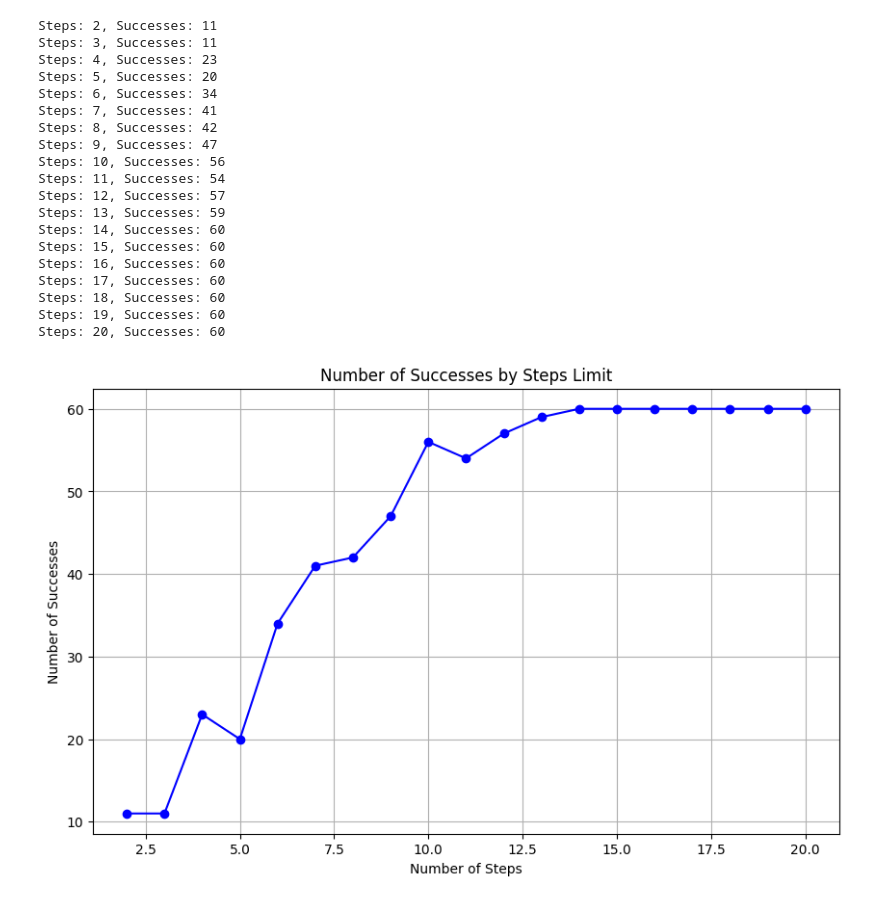
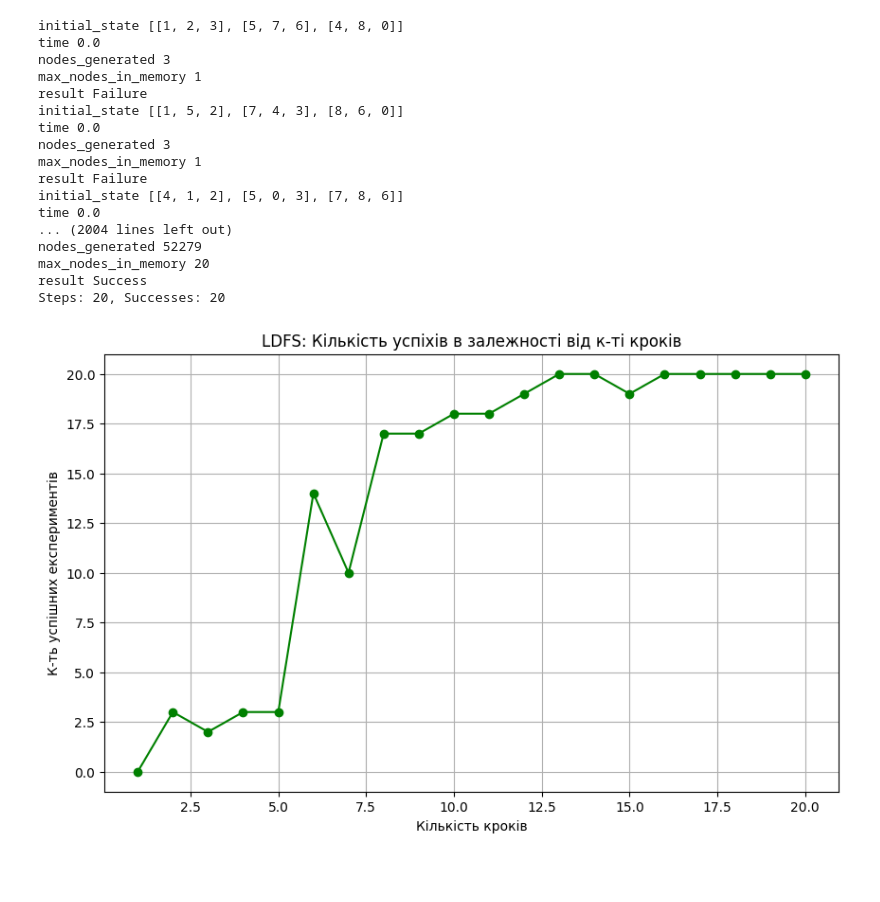
Before and after one commit to proxrustes/KPI-AI, a Jupyter notebook: Lab-2.ipynb, the cells around one changed output. Drawn from its saved outputs; the diff is of its cells as text; code cells hidden in the pictures; blank space fills up the shorter version.

Commit message:
+ random seed

```diff
--- a/Lab-2.ipynb
+++ b/Lab-2.ipynb
@@ -37,7 +37,7 @@ def generate_neighbors(state):
 # %%
 import random
 import time
-
+random.seed(13)
 # Алгоритм LDFS
 def LDFS(state, goal, depth, limit, nodes_generated, max_nodes_in_memory, path=[]):
     nodes_generated[0] += 1
@@ -50,7 +50,7 @@ def LDFS(state, goal, depth, limit, nodes_generated, max_nodes_in_memory, path=[
         return None
 
     for neighbor in generate_neighbors(state):
-        if neighbor not in path:  # Avoid cycles
+        if neighbor not in path:
             result = LDFS(neighbor, goal, depth + 1, limit, nodes_generated, max_nodes_in_memory, path + [state])
             if result is not None:
                 return result
@@ -71,7 +71,11 @@ def run_experiment(initial_state, goal_state, limit):
     max_nodes_in_memory = [0]
     result = LDFS(initial_state, goal_state, 0, limit, nodes_generated, max_nodes_in_memory)
     end_time = time.time()
-
+    print("initial_state", initial_state)
+    print("time", end_time - start_time)
+    print("nodes_generated", nodes_generated[0])
+    print("max_nodes_in_memory", max_nodes_in_memory[0])
+    print("result", "Success" if result else "Failure")
     return {
         "initial_state": initial_state,
         "time": end_time - start_time,
@@ -83,57 +87,55 @@ def run_experiment(initial_state, goal_state, limit):
 # Виконання серії експериментів
 import matplotlib.pyplot as plt
 
-# запуск всякого
+# запуск
 goal_state = [
     [1, 2, 3],
     [4, 5, 6],
     [7, 8, 0]
 ]
 
 def run_experiments(goal_state, num_experiments):
-    steps_range = range(2, 21, 1)  # Від 2 до 20 з кроком 2
+    steps_range = range(1, 21, 1)  # Від 2 до 20 з кроком 2
     successes_by_steps = []
 
     for steps_limit in steps_range:
         successes = 0
         for experiment in range(num_experiments):
             initial_state = shuffle_state(goal_state, moves=20)
             experiment_result = run_experiment(initial_state, goal_state, steps_limit)
 
             if experiment_result['result'] == 'Success':
                 successes += 1
 
         successes_by_steps.append(successes)
         print(f"Steps: {steps_limit}, Successes: {successes}")
 
     # Візуалізація результатів
     plt.figure(figsize=(10, 6))
-    plt.plot(steps_range, successes_by_steps, marker='o', linestyle='-', color='blue')
-    plt.xlabel('Number of Steps')
-    plt.ylabel('Number of Successes')
-    plt.title('Number of Successes by Steps Limit')
+    plt.plot(steps_range, successes_by_steps, marker='o', linestyle='-', color='green')
+    plt.xlabel('Кількість кроків')
+    plt.ylabel('К-ть успішних експериментів')
+    plt.title('LDFS: Кількість успіхів в залежності від к-ті кроків')
     plt.grid(True)
     plt.show()
 
-run_experiments(goal_state, 60)
+run_experiments(goal_state, 20)
 # %% [output]
-Steps: 2, Successes: 11
-Steps: 3, Successes: 11
-Steps: 4, Successes: 23
-Steps: 5, Successes: 20
-Steps: 6, Successes: 34
-Steps: 7, Successes: 41
-Steps: 8, Successes: 42
-Steps: 9, Successes: 47
-Steps: 10, Successes: 56
-Steps: 11, Successes: 54
-Steps: 12, Successes: 57
-Steps: 13, Successes: 59
-Steps: 14, Successes: 60
-Steps: 15, Successes: 60
-Steps: 16, Successes: 60
-Steps: 17, Successes: 60
-Steps: 18, Successes: 60
-Steps: 19, Successes: 60
-Steps: 20, Successes: 60
+initial_state [[1, 2, 3], [5, 7, 6], [4, 8, 0]]
+time 0.0
+nodes_generated 3
+max_nodes_in_memory 1
+result Failure
+initial_state [[1, 5, 2], [7, 4, 3], [8, 6, 0]]
+time 0.0
+nodes_generated 3
+max_nodes_in_memory 1
+result Failure
+initial_state [[4, 1, 2], [5, 0, 3], [7, 8, 6]]
+time 0.0
+... (2004 lines left out)
+nodes_generated 52279
+max_nodes_in_memory 20
+result Success
+Steps: 20, Successes: 20
-[figure, old version]
+[figure, new version]
```
Also changed, not shown: parts of 1 cell of this notebook.
